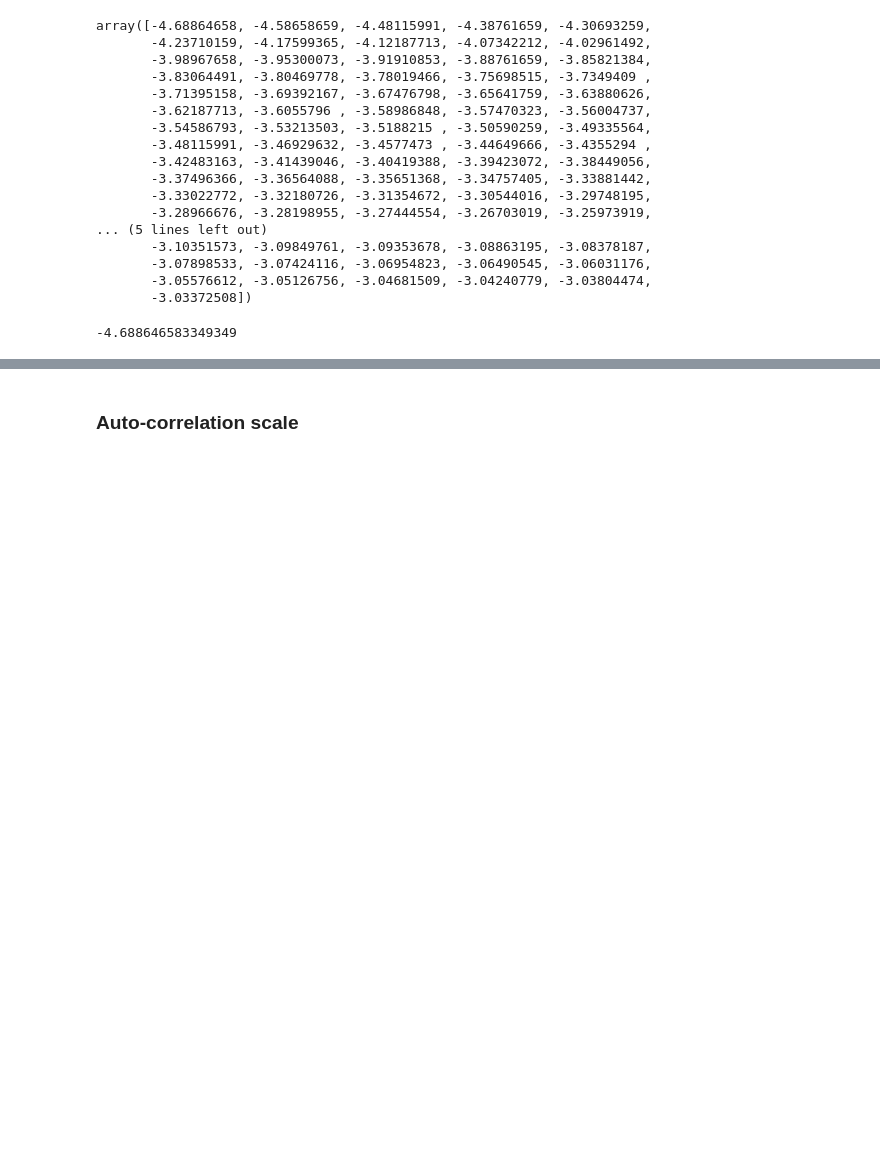
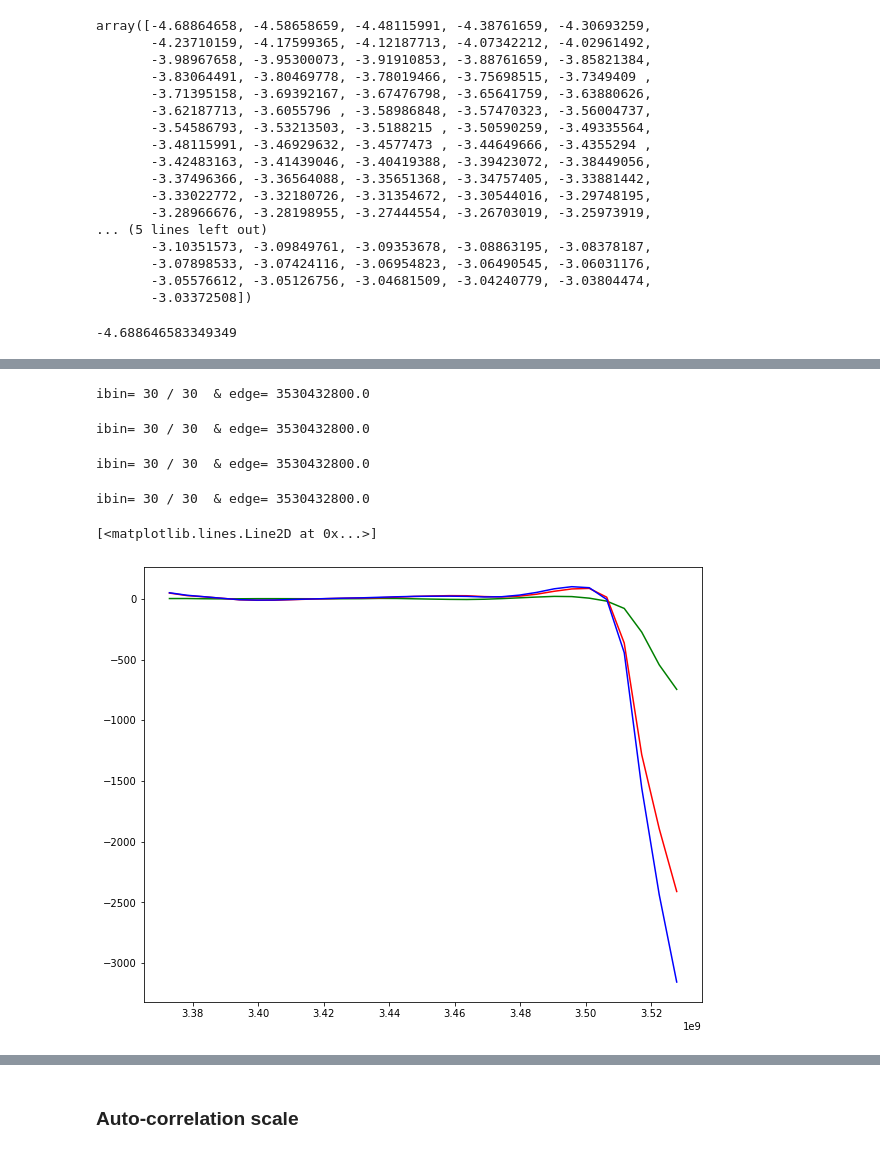
Before and after one commit to tbeucler/2019_WMI, a Jupyter notebook: dev/tbeucler/004_Landau_Surface_Tension.ipynb, the cells around one changed output, grey strips where cells are left out. Drawn from its saved outputs; the diff is of its cells as text; code cells hidden in the pictures; blank space fills up the shorter version.

```diff
--- a/dev/tbeucler/004_Landau_Surface_Tension.ipynb
+++ b/dev/tbeucler/004_Landau_Surface_Tension.ipynb
@@ -586,0 +698,24 @@ array([33160.73110294, 14160.3570246 ,  9529.92877405,  7515.79624989,
+# %%
+binm,Vm,difm,difstd = potential(RCE300.FMSE[iT,:,:],dif)
+# %% [output]
+ibin= 30 / 30  & edge= 3530432800.0
+# %%
+binm,Vresm,resm,resstd = potential(RCE300.FMSE[iT,:,:],res)
+# %% [output]
+ibin= 30 / 30  & edge= 3530432800.0
+# %%
+binm,Vadvm,advm,advstd = potential(RCE300.FMSE[iT,:,:],ADV_MSE[iT,:,:])
+# %% [output]
+ibin= 30 / 30  & edge= 3530432800.0
+# %%
+binm,Vdiab,diabm,diabstd = potential(RCE300.FMSE[iT,:,:],DIAB[iT,:,:])
+# %% [output]
+ibin= 30 / 30  & edge= 3530432800.0
+# %%
+plt.figure(figsize=(10,8))
+plt.plot(binm,difm,color='g')
+plt.plot(binm,resm,color='r')
+plt.plot(binm,advm,color='b')
+# %% [output]
+[<matplotlib.lines.Line2D at 0x...>]
+[figure, added]
```
Also changed, not shown: parts of 23 cells of this notebook.
